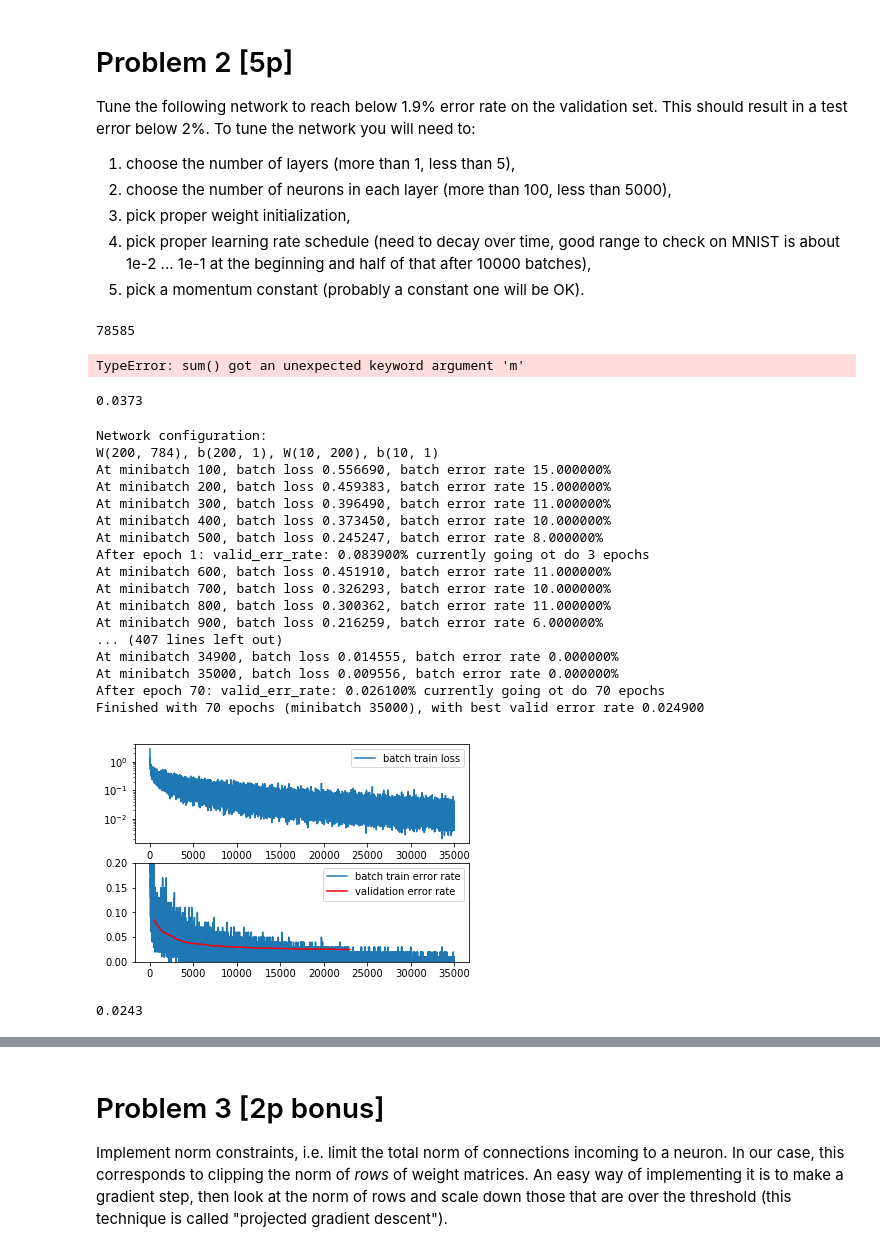
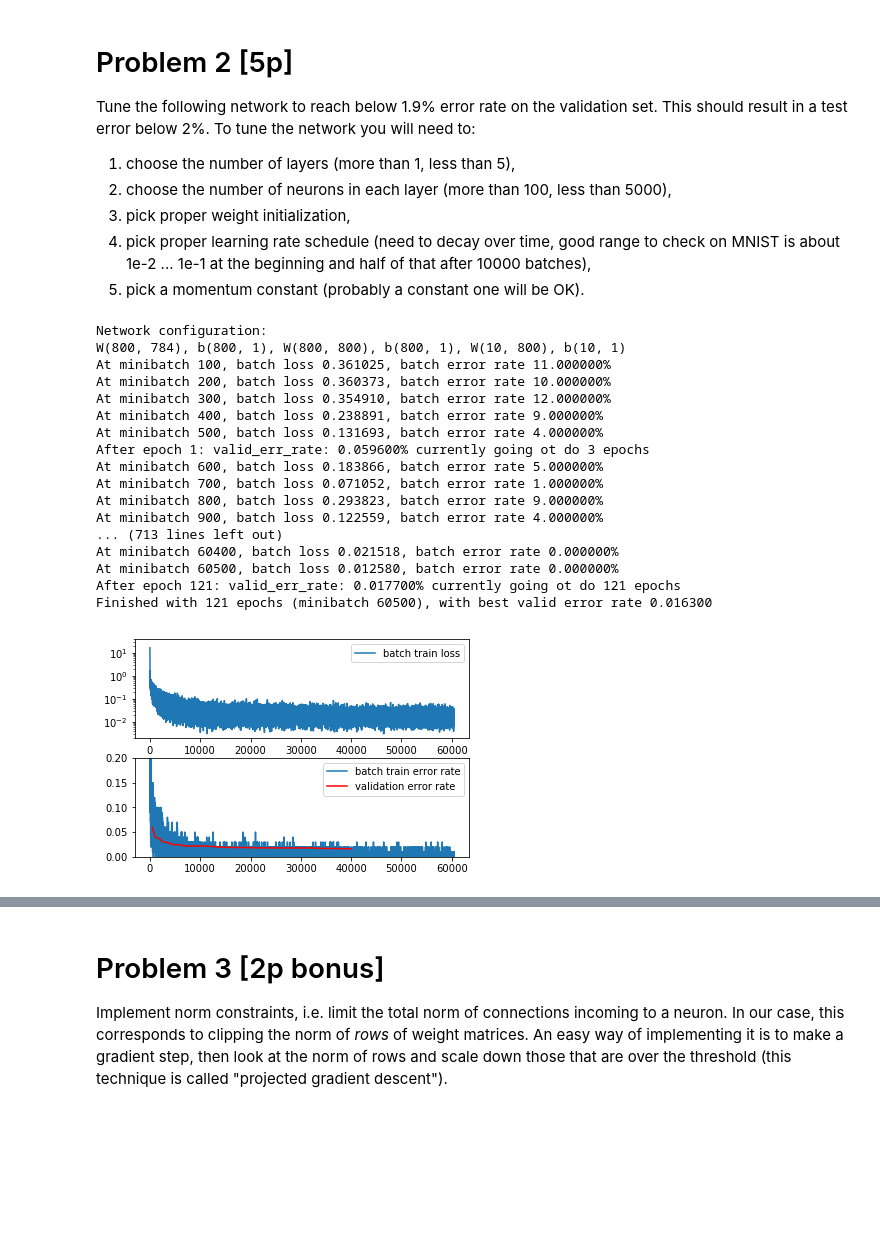
Before and after one commit to swistak35/nn_assignments, a Jupyter notebook: assignment5/Assignment5.ipynb, the cells around one changed output, grey strips where cells are left out. Drawn from its saved outputs; the diff is of its cells as text; code cells hidden in the pictures; blank space fills up the shorter version.

```diff
--- a/assignment5/Assignment5.ipynb
+++ b/assignment5/Assignment5.ipynb
@@ -512,7 +507,7 @@ def SGD(net, train_stream, validation_stream, test_stream,
                     print "At minibatch %d, batch loss %f, batch error rate %f%%" % (i, L, err_rate*100)
                 for P, V, G, N in zip(net.parameters, velocities, gradients, net.parameter_names):
                     if N=='W':
-                        G -= regularization_alg(P)
+                        G += regularization_alg(P)
 
 
                     alpha = alpha_alg(i, e)
@@ -584,64 +579,37 @@ tune the network you will need to:
     half of that after 10000 batches),
 5. pick a momentum constant (probably a constant one will be OK).
 # %%
-#weight_init = Uniform(std=1.0, mean=0.0)
-weight_init = IsotropicGaussian(std=0.2, mean=0.0)
+weight_init = IsotropicGaussian(std=0.1, mean=0.0)
 net = FeedForwardNet([
-        AffineLayer(784, 200, weight_init = weight_init),
-        TanhLayer(),
-        AffineLayer(200, 10, weight_init = weight_init),
+        AffineLayer(784, 800, weight_init = weight_init),
+        ReLULayer(),
+        AffineLayer(800, 800, weight_init = weight_init),
+        ReLULayer(),
+        AffineLayer(800, 10, weight_init = weight_init),
         SoftMaxLayer()
     ])
 SGD(net, mnist_train_stream, mnist_validation_stream, mnist_test_stream,
     print_debug = True,
     epochs = 3,
-    regularization_alg = RegularizationAlgNone(),
+    regularization_alg = RegularizationAlg1(rate = 1e-3),
     alpha_alg = AlphaAlgExp(initial = 5e-2, rate = 0.992),
     momentum_alg = MomentumAlg1())
-
-#print "Test error rate: %f" % (compute_error_rate(net, mnist_test_stream), )
 # %% [output]
-78585
+Network configuration:
+W(800, 784), b(800, 1), W(800, 800), b(800, 1), W(10, 800), b(10, 1)
+At minibatch 100, batch loss 0.361025, batch error rate 11.000000%
+At minibatch 200, batch loss 0.360373, batch error rate 10.000000%
+At minibatch 300, batch loss 0.354910, batch error rate 12.000000%
+At minibatch 400, batch loss 0.238891, batch error rate 9.000000%
+At minibatch 500, batch loss 0.131693, batch error rate 4.000000%
+After epoch 1: valid_err_rate: 0.059600% currently going ot do 3 epochs
+At minibatch 600, batch loss 0.183866, batch error rate 5.000000%
+At minibatch 700, batch loss 0.071052, batch error rate 1.000000%
+At minibatch 800, batch loss 0.293823, batch error rate 9.000000%
+At minibatch 900, batch loss 0.122559, batch error rate 4.000000%
+... (713 lines left out)
+At minibatch 60400, batch loss 0.021518, batch error rate 0.000000%
+At minibatch 60500, batch loss 0.012580, batch error rate 0.000000%
+After epoch 121: valid_err_rate: 0.017700% currently going ot do 121 epochs
+Finished with 121 epochs (minibatch 60500), with best valid error rate 0.016300
-TypeError: sum() got an unexpected keyword argument 'm'
+[figure, added]
-# %%
-compute_error_rate(net, mnist_test_stream)
-# %% [output]
-0.0373
-# %%
-#weight_init = Uniform(std=1.0, mean=0.0)
-weight_init = IsotropicGaussian(std=0.1, mean=0.0)
-net = FeedForwardNet([
-        AffineLayer(784, 200, weight_init = weight_init),
-        TanhLayer(),
-        AffineLayer(200, 10, weight_init = weight_init),
-        SoftMaxLayer()
-    ])
-SGD(net, mnist_train_stream, mnist_validation_stream, mnist_test_stream,
-    print_debug = True,
-    epochs = 3,
-    regularization_alg = RegularizationAlgNone(),
-    alpha_alg = AlphaAlgExp(initial = 5e-2, rate = 0.992),
-    momentum_alg = MomentumAlg1())
-# %% [output]
-Network configuration:
-W(200, 784), b(200, 1), W(10, 200), b(10, 1)
-At minibatch 100, batch loss 0.556690, batch error rate 15.000000%
-At minibatch 200, batch loss 0.459383, batch error rate 15.000000%
-At minibatch 300, batch loss 0.396490, batch error rate 11.000000%
-At minibatch 400, batch loss 0.373450, batch error rate 10.000000%
-At minibatch 500, batch loss 0.245247, batch error rate 8.000000%
-After epoch 1: valid_err_rate: 0.083900% currently going ot do 3 epochs
-At minibatch 600, batch loss 0.451910, batch error rate 11.000000%
-At minibatch 700, batch loss 0.326293, batch error rate 10.000000%
-At minibatch 800, batch loss 0.300362, batch error rate 11.000000%
-At minibatch 900, batch loss 0.216259, batch error rate 6.000000%
-... (407 lines left out)
-At minibatch 34900, batch loss 0.014555, batch error rate 0.000000%
-At minibatch 35000, batch loss 0.009556, batch error rate 0.000000%
-After epoch 70: valid_err_rate: 0.026100% currently going ot do 70 epochs
-Finished with 70 epochs (minibatch 35000), with best valid error rate 0.024900
-[figure, removed]
-# %%
-compute_error_rate(net, mnist_test_stream)
-# %% [output]
-0.0243
```
Also changed, not shown: parts of 4 cells of this notebook.
